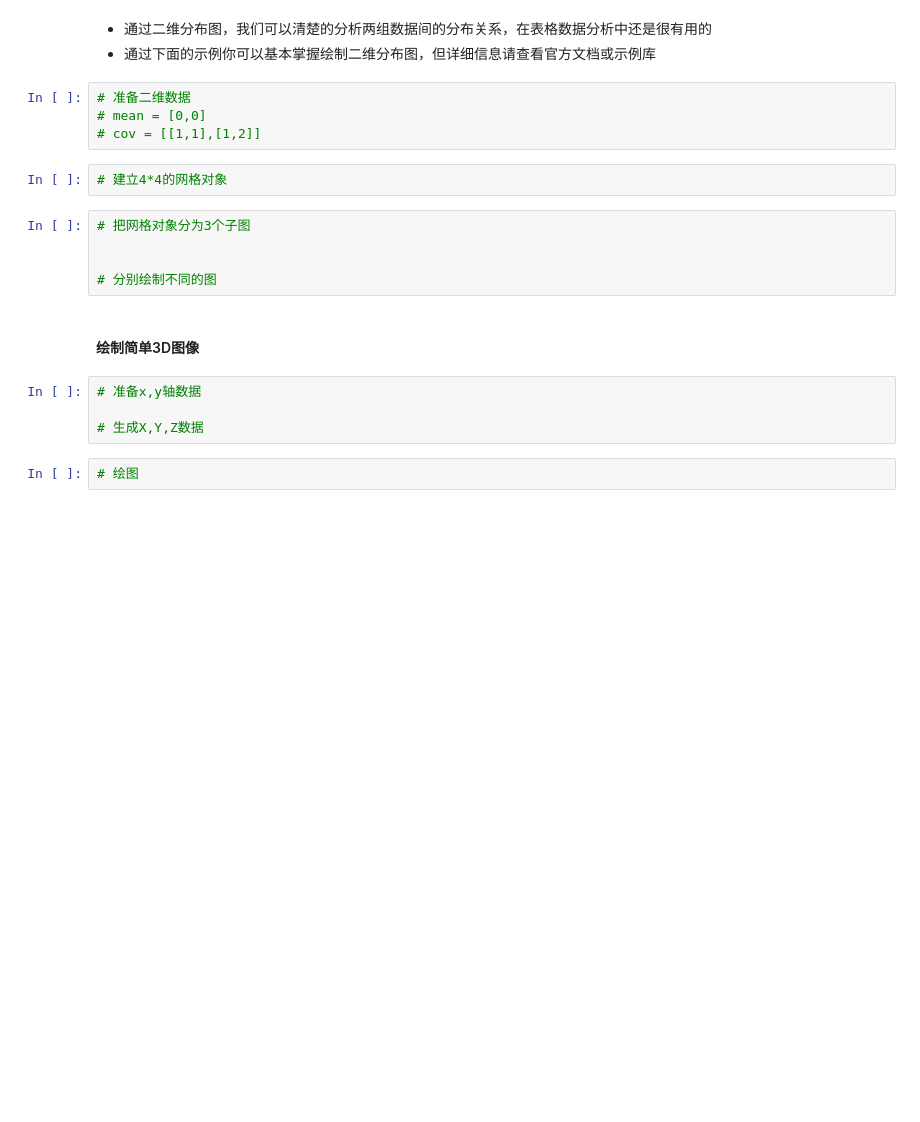
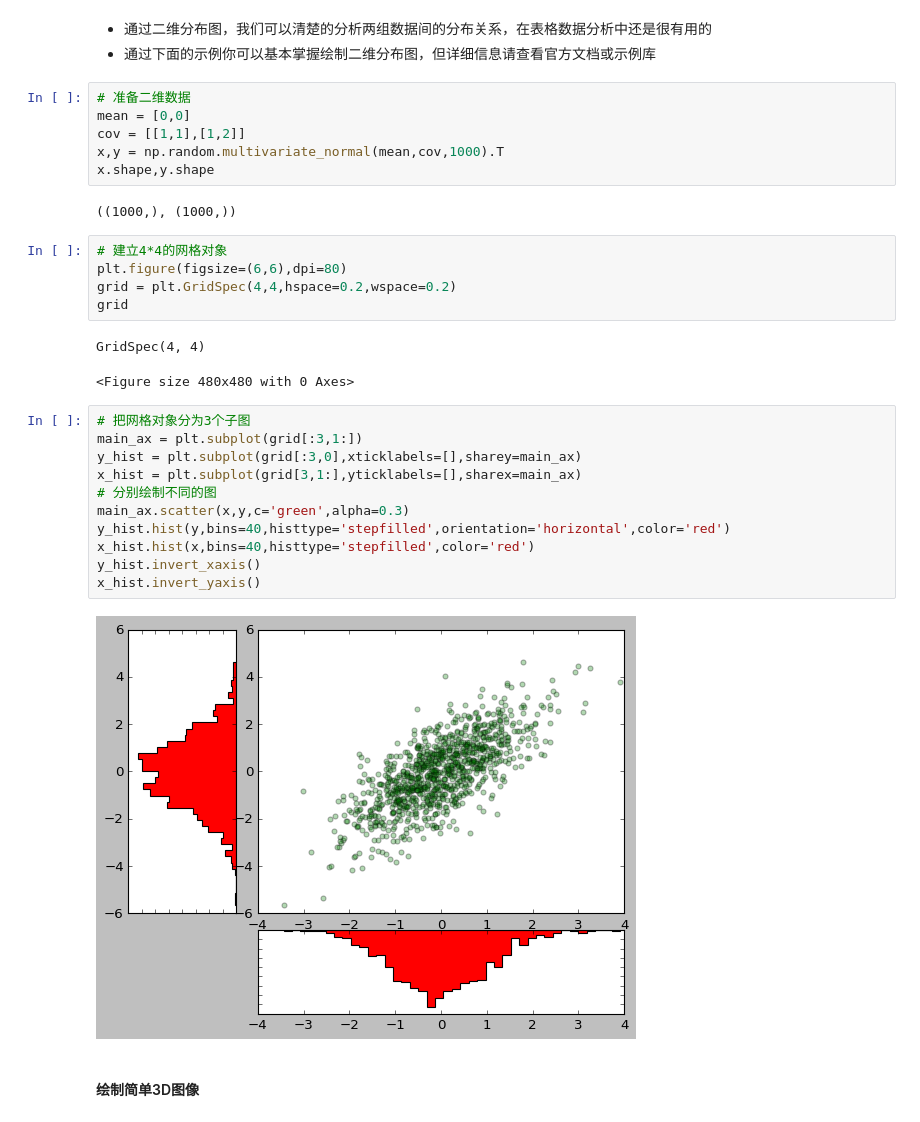
Before and after one commit to PeterZhangxing/my_lectures, a Jupyter notebook: about_plt/basic_plt_blank.ipynb, the cells around one changed output. Drawn from its saved outputs; the diff is of its cells as text; blank space fills up the shorter version.

```diff
--- a/about_plt/basic_plt_blank.ipynb
+++ b/about_plt/basic_plt_blank.ipynb
@@ -338,20 +389,32 @@ ax.add_artist(leg)
 - 通过下面的示例你可以基本掌握绘制二维分布图，但详细信息请查看官方文档或示例库
 # %%
 # 准备二维数据
-# mean = [0,0]
-# cov = [[1,1],[1,2]]
+mean = [0,0]
+cov = [[1,1],[1,2]]
+x,y = np.random.multivariate_normal(mean,cov,1000).T
+x.shape,y.shape
+# %% [output]
+((1000,), (1000,))
-# %%
-# 建立4*4的网格对象
-# %%
-# 把网格对象分为3个子图
-
-
-# 分别绘制不同的图
+# %%
+# 建立4*4的网格对象
+plt.figure(figsize=(6,6),dpi=80)
+grid = plt.GridSpec(4,4,hspace=0.2,wspace=0.2)
+grid
+# %% [output]
+GridSpec(4, 4)
+<Figure size 480x480 with 0 Axes>
+# %%
+# 把网格对象分为3个子图
+main_ax = plt.subplot(grid[:3,1:])
+y_hist = plt.subplot(grid[:3,0],xticklabels=[],sharey=main_ax)
+x_hist = plt.subplot(grid[3,1:],yticklabels=[],sharex=main_ax)
+# 分别绘制不同的图
+main_ax.scatter(x,y,c='green',alpha=0.3)
+y_hist.hist(y,bins=40,histtype='stepfilled',orientation='horizontal',color='red')
+x_hist.hist(x,bins=40,histtype='stepfilled',color='red')
+y_hist.invert_xaxis()
+x_hist.invert_yaxis()
+# %% [output]
+[figure, added]
 # %% [markdown]
 #### 绘制简单3D图像
-# %%
-# 准备x,y轴数据
-
-# 生成X,Y,Z数据
-# %%
-# 绘图
```
Also changed, not shown: parts of 18 cells of this notebook.
